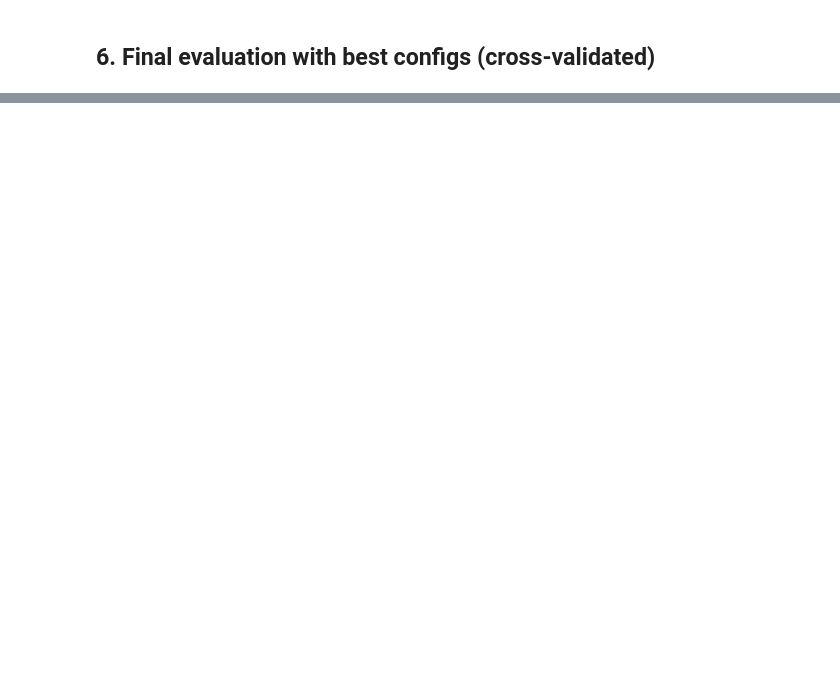
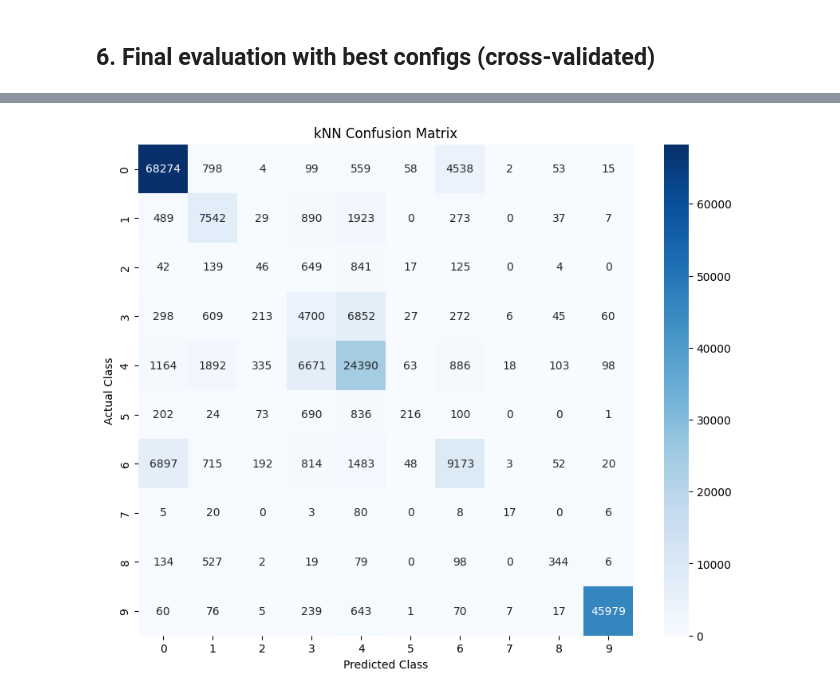
Before and after one commit to Jemma-Pyper/ml-assignment-2, a Jupyter notebook: assignment2.ipynb, the cells around one changed output, grey strips where cells are left out. Drawn from its saved outputs; the diff is of its cells as text; code cells hidden in the pictures; blank space fills up the shorter version.

```diff
--- a/assignment2.ipynb
+++ b/assignment2.ipynb
@@ -512,7 +506,7 @@ Preprocessing decision: id is removed because it uniquely identifies each observ
 # Numeric predictors are scaled so that variables with large
 # magnitudes do not dominate the kNN distance calculation.
 knn_numeric_pipeline = Pipeline([
-    ("scale", StandardScaler())
+    ("scale", MinMaxScaler())
 ])
 
 
@@ -700,0 +1009,20 @@ Performance metric decision: Macro F1 is used as the primary performance metric
+# %%
+# ============================================================
+# kNN OUT-OF-FOLD PREDICTIONS
+# ============================================================
+
+knn_oof_pred = cross_val_predict(
+    final_knn,
+    X_eval,
+    y_eval,
+    cv=final_cv,
+    n_jobs=1
+)
+
+print(
+    classification_report(
+        y_eval,
+        knn_oof_pred,
+        digits=4
+    )
+)
@@ -700,0 +1077,25 @@ Performance metric decision: Macro F1 is used as the primary performance metric
+# %%
+# ============================================================
+# kNN CONFUSION MATRIX
+# ============================================================
+
+knn_cm = confusion_matrix(
+    y_eval,
+    knn_oof_pred
+)
+
+plt.figure(figsize=(10, 8))
+
+sns.heatmap(
+    knn_cm,
+    annot=True,
+    fmt="d",
+    cmap="Blues"
+)
+
+plt.title("kNN Confusion Matrix")
+plt.xlabel("Predicted Class")
+plt.ylabel("Actual Class")
+plt.show()
+# %% [output]
+[figure, added]
```
Also changed, not shown: parts of 38 cells of this notebook.
